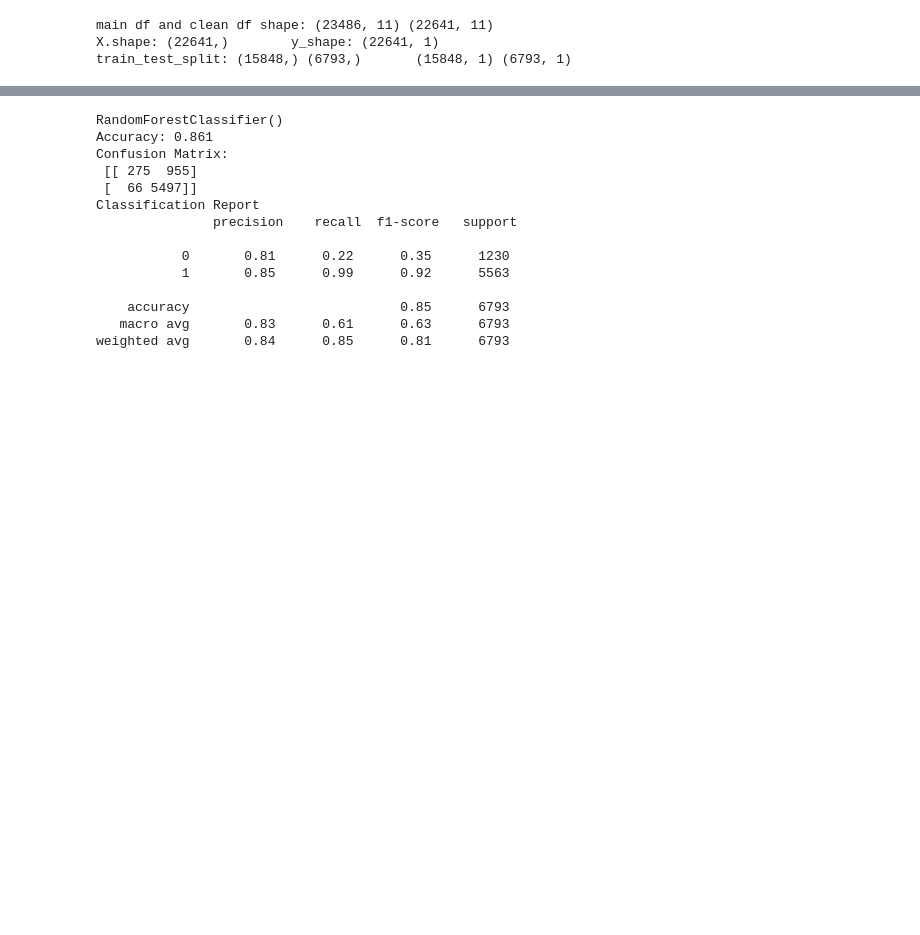
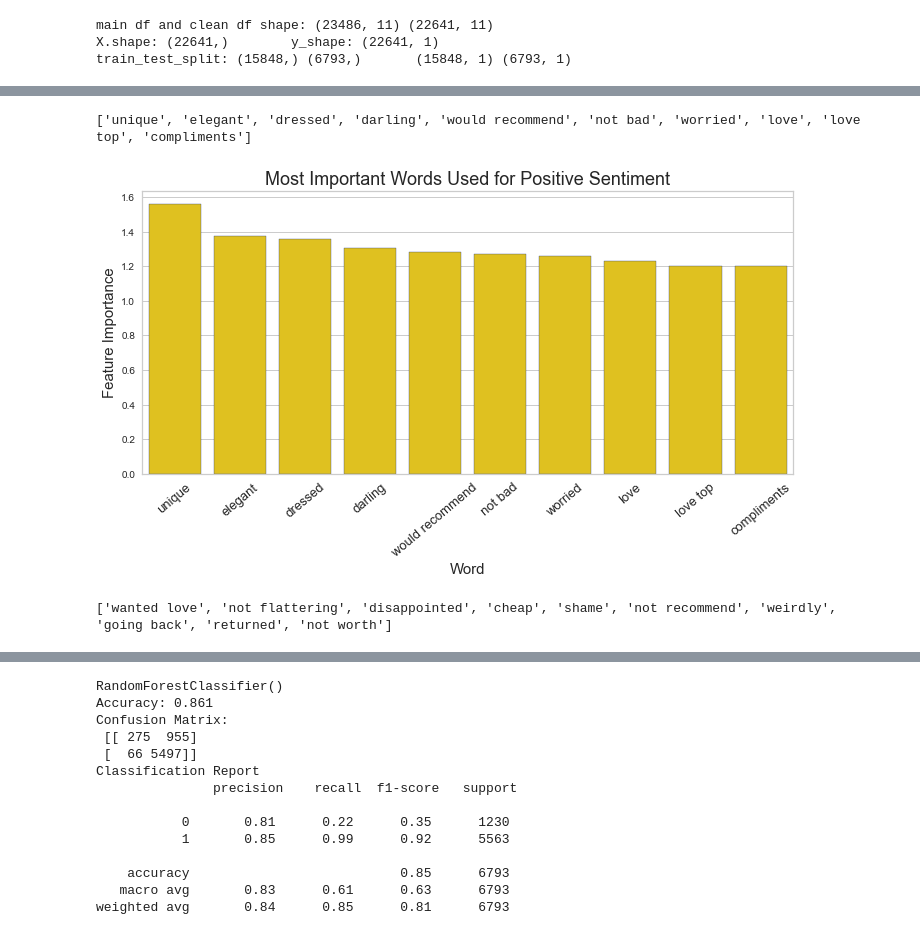
Before and after one commit to baharbiazar/E_Commerce_Reviews_Sentiment_Analysis, a Jupyter notebook: yek_bar_baraye_hamishesh.ipynb, the cells around one changed output, grey strips where cells are left out. Cells and saved outputs as stored; diff of their text form; code cells hidden in the pictures; blank space fills up the shorter version.

```diff
--- a/yek_bar_baraye_hamishesh.ipynb
+++ b/yek_bar_baraye_hamishesh.ipynb
@@ -144,0 +175,26 @@ weighted avg       0.86      0.87      0.87      6793
+# %%
+feature_importance = lr.coef_[0]
+sorted_idx = np.argsort(feature_importance)
+top_10_pos_w = [list(cv.vocabulary_.keys())[list(cv.vocabulary_.values()).index(w)] for w in sorted_idx[range(-1,-11, -1)]]
+print(top_10_pos_w)
+# %% [output]
+['unique', 'elegant', 'dressed', 'darling', 'would recommend', 'not bad', 'worried', 'love', 'love top', 'compliments']
+# %%
+sns.set_palette("Set2", 9)
+fig = plt.figure(figsize=(10, 6))
+ax = sns.barplot(top_10_pos_w, feature_importance[sorted_idx[range(-1,-11, -1)]], color= 'gold', alpha = 1, edgecolor=sns.color_palette("dark", 1))
+plt.title("Most Important Words Used for Positive Sentiment",fontsize = 18)
+x_locs,x_labels = plt.xticks()
+plt.xticks(fontsize=13)
+plt.setp(x_labels, rotation = 40)
+plt.ylabel('Feature Importance', fontsize = 15)
+plt.xlabel('Word', fontsize = 15)
+plt.tight_layout()
+plt.savefig('images/mostposwords');
+# %% [output]
+[figure, added]
+# %%
+top_10_neg_w = [list(cv.vocabulary_.keys())[list(cv.vocabulary_.values()).index(w)] for w in sorted_idx[:10]]
+print(top_10_neg_w)
+# %% [output]
+['wanted love', 'not flattering', 'disappointed', 'cheap', 'shame', 'not recommend', 'weirdly', 'going back', 'returned', 'not worth']
```
Also changed, not shown: parts of 55 cells of this notebook, 10 other files.
